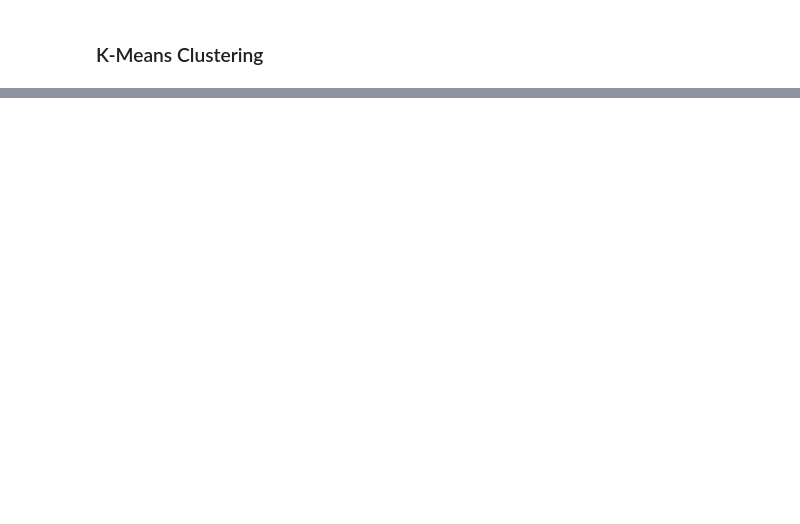
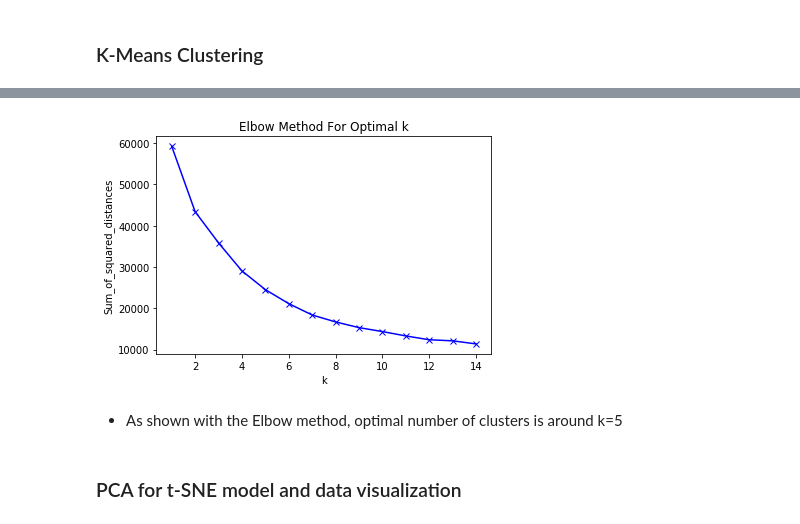
Before and after one commit to rezaadle/food-mama-project, a Jupyter notebook: mama-test.ipynb, the cells around one changed output, grey strips where cells are left out. Drawn from its saved outputs; the diff is of its cells as text; code cells hidden in the pictures; blank space fills up the shorter version.

```diff
--- a/mama-test.ipynb
+++ b/mama-test.ipynb
@@ -168,0 +138,19 @@ plt.show()
+# %%
+squared_distances_sum = []
+K = range(1,15)
+for k in K:
+    km = KMeans(n_clusters=k)
+    km = km.fit(x_std)
+    squared_distances_sum.append(km.inertia_)
+# %%
+plt.plot(K, squared_distances_sum, 'bx-')
+plt.xlabel('k')
+plt.ylabel('Sum_of_squared_distances')
+plt.title('Elbow Method For Optimal k')
+plt.show()
+# %% [output]
+[figure, added]
+# %% [markdown]
+- As shown with the Elbow method, optimal number of clusters is around k=5
+# %% [markdown]
+### PCA for t-SNE model and data visualization
```
Also changed, not shown: parts of 28 cells of this notebook, 3 other files.
